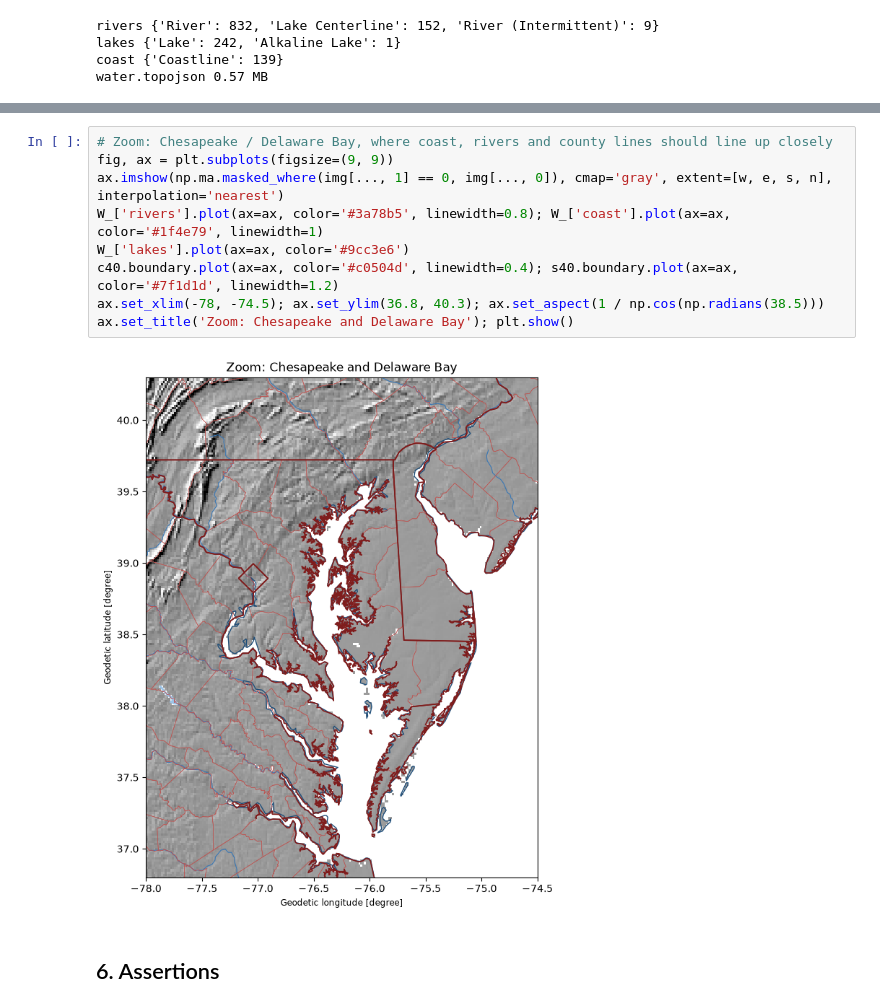
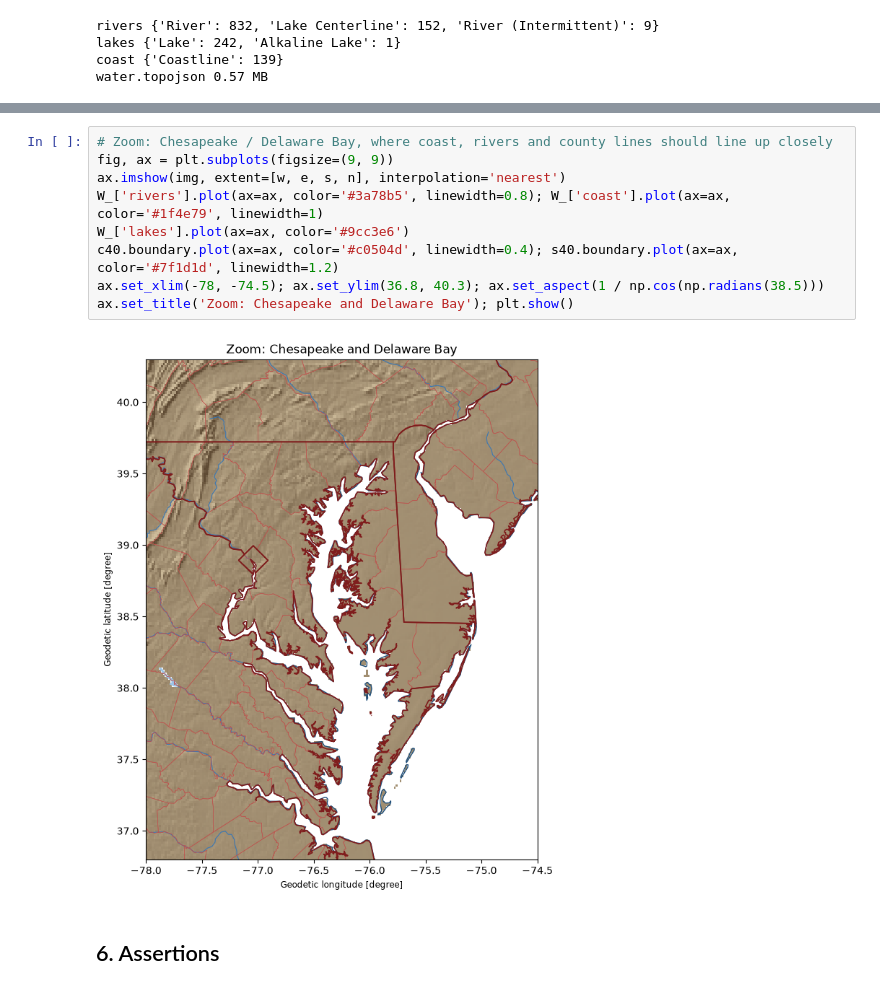
Before and after one commit to larawashington-PGDV5200/revolutionary-xroads, a Jupyter notebook: rx-pipeline/notebooks/E01_base.ipynb, the cells around one changed output, grey strips where cells are left out. Cells and saved outputs as stored; diff of their text form.

```diff
--- a/rx-pipeline/notebooks/E01_base.ipynb
+++ b/rx-pipeline/notebooks/E01_base.ipynb
@@ -464,14 +510,14 @@ plt.show()
 # %%
 # Zoom: Chesapeake / Delaware Bay, where coast, rivers and county lines should line up closely
 fig, ax = plt.subplots(figsize=(9, 9))
-ax.imshow(np.ma.masked_where(img[..., 1] == 0, img[..., 0]), cmap='gray', extent=[w, e, s, n], interpolation='nearest')
+ax.imshow(img, extent=[w, e, s, n], interpolation='nearest')
 W_['rivers'].plot(ax=ax, color='#3a78b5', linewidth=0.8); W_['coast'].plot(ax=ax, color='#1f4e79', linewidth=1)
 W_['lakes'].plot(ax=ax, color='#9cc3e6')
 c40.boundary.plot(ax=ax, color='#c0504d', linewidth=0.4); s40.boundary.plot(ax=ax, color='#7f1d1d', linewidth=1.2)
 ax.set_xlim(-78, -74.5); ax.set_ylim(36.8, 40.3); ax.set_aspect(1 / np.cos(np.radians(38.5)))
 ax.set_title('Zoom: Chesapeake and Delaware Bay'); plt.show()
 # %% [output]
-[figure, old version]
+[figure, new version]
 # %% [markdown]
 ## 6. Assertions
 # %%
```
Also changed, not shown: parts of 10 cells of this notebook, 37 other files.
